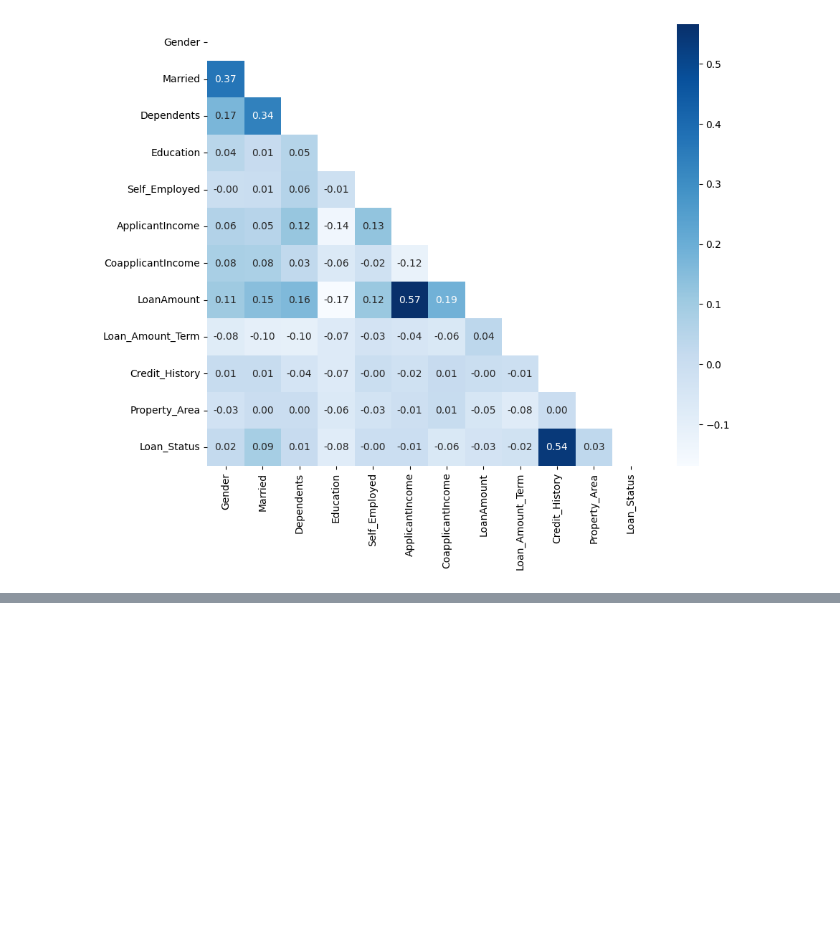
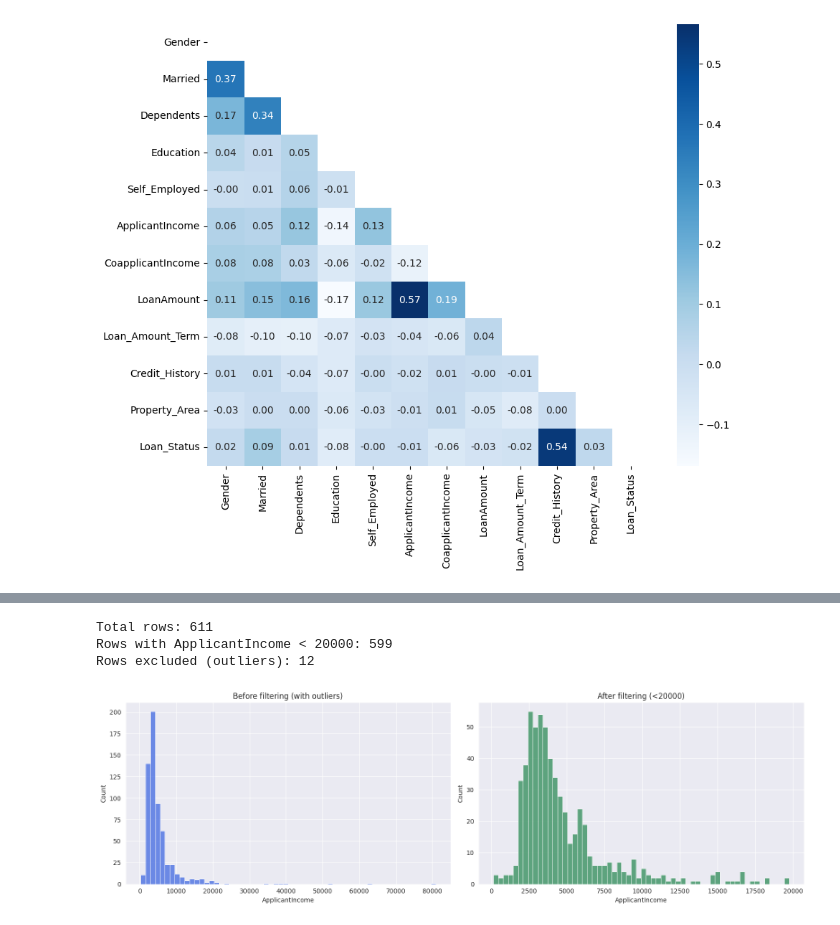
Before and after one commit to JoshOmondi/Loan-Predictions, a Jupyter notebook: loan-pediction.ipynb, the cells around one changed output, grey strips where cells are left out. Saved outputs shown, nothing was run; the diff lists cells and outputs as text; code cells hidden in the pictures; blank space fills up the shorter version.

```diff
--- a/loan-pediction.ipynb
+++ b/loan-pediction.ipynb
@@ -238,0 +281,9 @@ plt.show()
+# %%
+#show how many rows this outlier keeps
+print(f"Total rows: {len(df)}")
+print(f"Rows with ApplicantIncome < 20000: {len(df[df['ApplicantIncome'] < 20000])}")
+print(f"Rows excluded (outliers): {len(df[df['ApplicantIncome'] >= 20000])}")
+# %% [output]
+Total rows: 611
+Rows with ApplicantIncome < 20000: 599
+Rows excluded (outliers): 12
@@ -238,0 +292,13 @@ plt.show()
+# %%
+fig, axes = plt.subplots(1, 2, figsize=(16,5))
+
+sns.histplot(df['ApplicantIncome'], bins=60, color='royalblue', ax=axes[0])
+axes[0].set_title('Before filtering (with outliers)')
+
+sns.histplot(df[df['ApplicantIncome'] < 20000]['ApplicantIncome'], bins=60, color='seagreen', ax=axes[1])
+axes[1].set_title('After filtering (<20000)')
+
+plt.tight_layout()
+plt.show()
+# %% [output]
+[figure, added]
```
Also changed, not shown: parts of 9 cells of this notebook.
